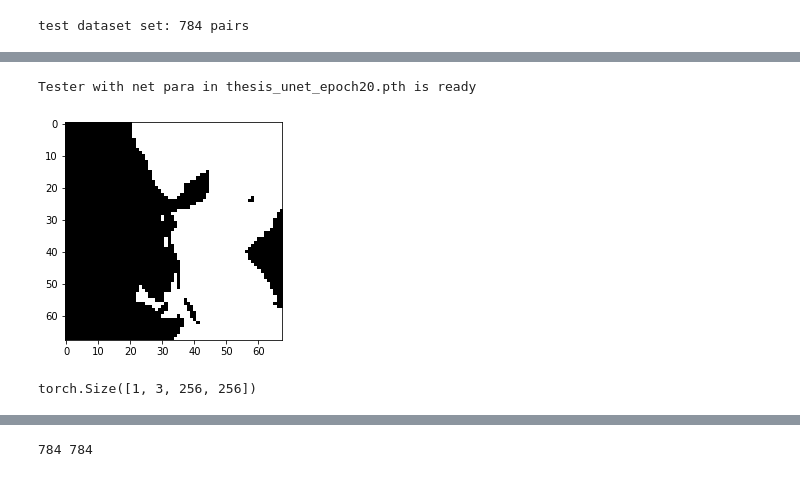
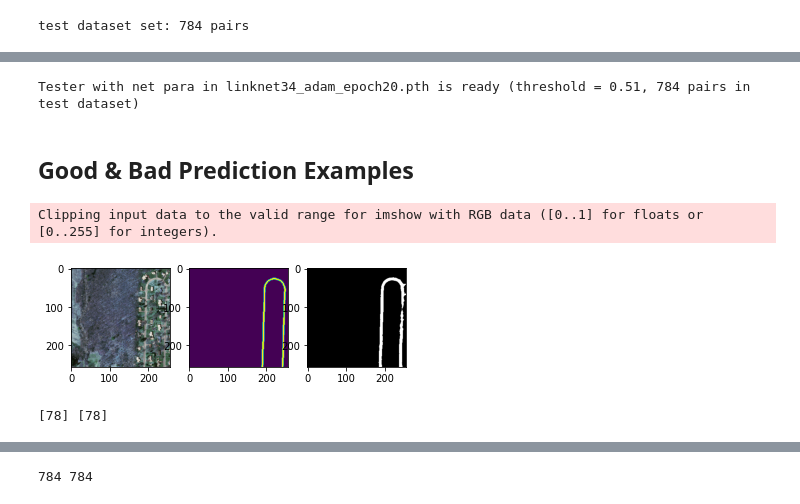
Before and after one commit to Ryanna-github/road-extraction, a Jupyter notebook: 2021-02-18_predict.ipynb, the cells around one changed output, grey strips where cells are left out. Drawn from its saved outputs; the diff is of its cells as text; code cells hidden in the pictures.

```diff
--- a/2021-02-18_predict.ipynb
+++ b/2021-02-18_predict.ipynb
@@ -16,7 +17,7 @@ import data_loader
 import loss
 import tester
 # %%
-INPUT_SIZE, OUTPUT_SIZE = 256, 68
+INPUT_SIZE, OUTPUT_SIZE = 256, 256
 # root_path = 'D://Data/massachusetts-roads-dataset/'
 root_path = '/home/renyan/ossdata/massachusetts-roads-dataset/'
 road_path = root_path + "tiff_select2_parts_16/"
@@ -30,10 +37,13 @@ test dataset set: 784 pairs
 # %%
-net = model.UNet(n_channels = 3, n_classes = 1, bilinear = True)
+# net = model.UNet(n_channels = 3, n_classes = 1, bilinear = True)
+net = model.LinkNet34()
 device = torch.device('cuda' if torch.cuda.is_available() else 'cpu')
 tt = tester.Tester(net = net,
                    device = device,
-                   dir_stat = 'thesis_unet_epoch20.pth',
+                   dir_stat = 'linknet34_adam_epoch20.pth',
+                   test_dataset = test_dataset,
+                   threshold = 0.51,
                    save_path = TEST_SAVE_PATH,
                    dir_checkpoint = DIR_CHECKPOINT)
 # %% [output]
-Tester with net para in thesis_unet_epoch20.pth is ready
+Tester with net para in linknet34_adam_epoch20.pth is ready (threshold = 0.51, 784 pairs in test dataset)
@@ -42,8 +49,0 @@ img, lbl = next(iter(test_loader))
-# %%
-tt.test_one(img, threshold = 0.16, show = True, save_name = "testtest")
-# %% [output]
-[figure, removed]
-# %%
-next(iter(test_loader))[0].shape
-# %% [output]
-torch.Size([1, 3, 256, 256])
@@ -49,0 +52,19 @@ torch.Size([1, 3, 256, 256])
+# %% [markdown]
+## Good & Bad Prediction Examples
+# %%
+def show
+idx = 78
+plt.figure()
+plt.subplot(1,3,1)
+plt.imshow(test_dataset[idx][0].permute(1, 2, 0))
+plt.subplot(1,3,2)
+plt.imshow(test_dataset[idx][1].permute(1, 2, 0))
+plt.subplot(1,3,3)
+pred = tt.test_one(test_dataset[idx][0].unsqueeze(dim = 0))
+# %% [output]
+Clipping input data to the valid range for imshow with RGB data ([0..1] for floats or [0..255] for integers).
+[figure, added]
+# %%
+print(np.where(tt.dice_score == np.max(tt.dice_score))[0][0], np.where(tt.iou_score == np.max(tt.iou_score))[0][0])
+# %% [output]
+[78] [78]
```
Also changed, not shown: parts of 9 cells of this notebook, 4 other files.
